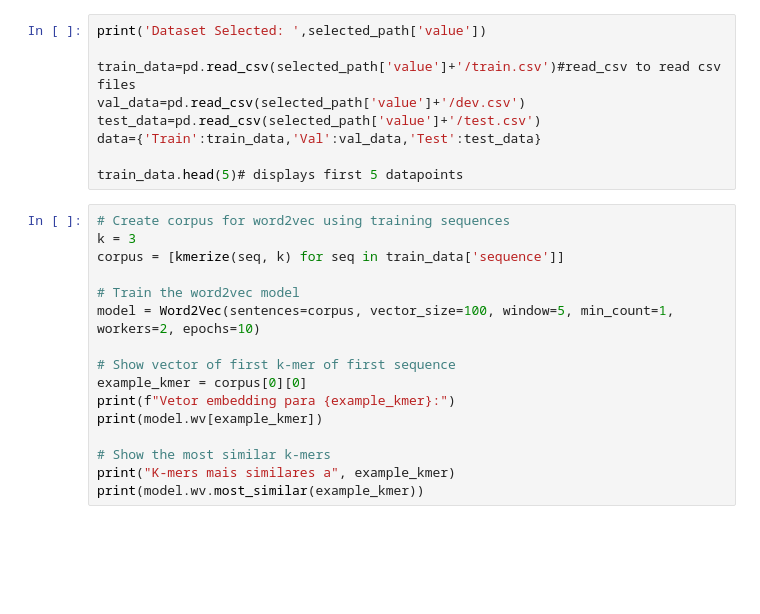
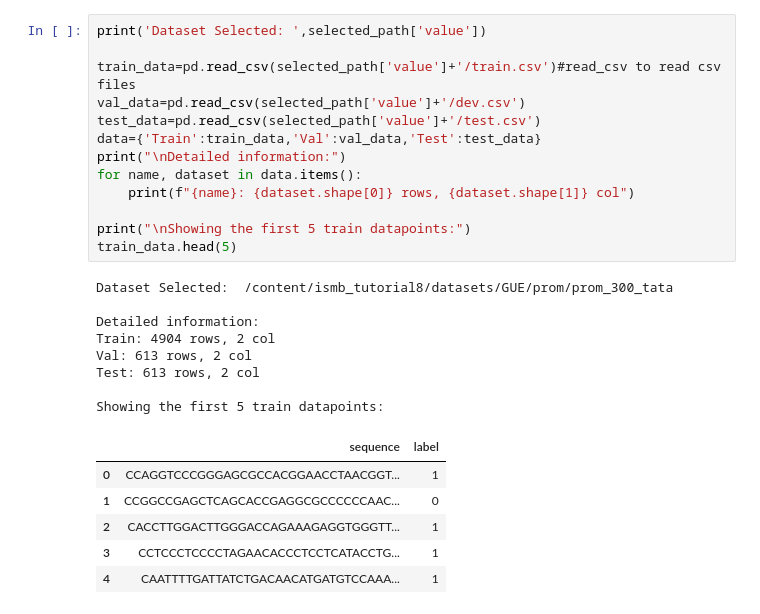
Before and after one commit to fabianagoes/ismb_tutorial8, a Jupyter notebook: tutorial_practical2_1_colab.ipynb, the cells around one changed output. Drawn from its saved outputs; the diff is of its cells as text; blank space fills up the shorter version.

```diff
--- a/tutorial_practical2_1_colab.ipynb
+++ b/tutorial_practical2_1_colab.ipynb
@@ -49,25 +58,28 @@ display(dropdown)
 # %%
 print('Dataset Selected: ',selected_path['value'])
 
 train_data=pd.read_csv(selected_path['value']+'/train.csv')#read_csv to read csv files
 val_data=pd.read_csv(selected_path['value']+'/dev.csv')
 test_data=pd.read_csv(selected_path['value']+'/test.csv')
 data={'Train':train_data,'Val':val_data,'Test':test_data}
+print("\nDetailed information:")
+for name, dataset in data.items():
+    print(f"{name}: {dataset.shape[0]} rows, {dataset.shape[1]} col")
 
-train_data.head(5)# displays first 5 datapoints
+print("\nShowing the first 5 train datapoints:")
+train_data.head(5)
+# %% [output]
+Dataset Selected:  /content/ismb_tutorial8/datasets/GUE/prom/prom_300_tata
+
+Detailed information:
+Train: 4904 rows, 2 col
+Val: 613 rows, 2 col
+Test: 613 rows, 2 col
+
+Showing the first 5 train datapoints:
+|  | sequence | label |
+| 0 | CCAGGTCCCGGGAGCGCCACGGAACCTAACGGT... | 1 |
+| 1 | CCGGCCGAGCTCAGCACCGAGGCGCCCCCCAAC... | 0 |
+| 2 | CACCTTGGACTTGGGACCAGAAAGAGGTGGGTT... | 1 |
+| 3 | CCTCCCTCCCCTAGAACACCCTCCTCATACCTG... | 1 |
+| 4 | CAATTTTGATTATCTGACAACATGATGTCCAAA... | 1 |
-# %%
-# Create corpus for word2vec using training sequences
-k = 3
-corpus = [kmerize(seq, k) for seq in train_data['sequence']]
-
-# Train the word2vec model
-model = Word2Vec(sentences=corpus, vector_size=100, window=5, min_count=1, workers=2, epochs=10)
-
-# Show vector of first k-mer of first sequence
-example_kmer = corpus[0][0]
-print(f"Vetor embedding para {example_kmer}:")
-print(model.wv[example_kmer])
-
-# Show the most similar k-mers
-print("K-mers mais similares a", example_kmer)
-print(model.wv.most_similar(example_kmer))
```
Also changed, not shown: parts of 7 cells of this notebook.
